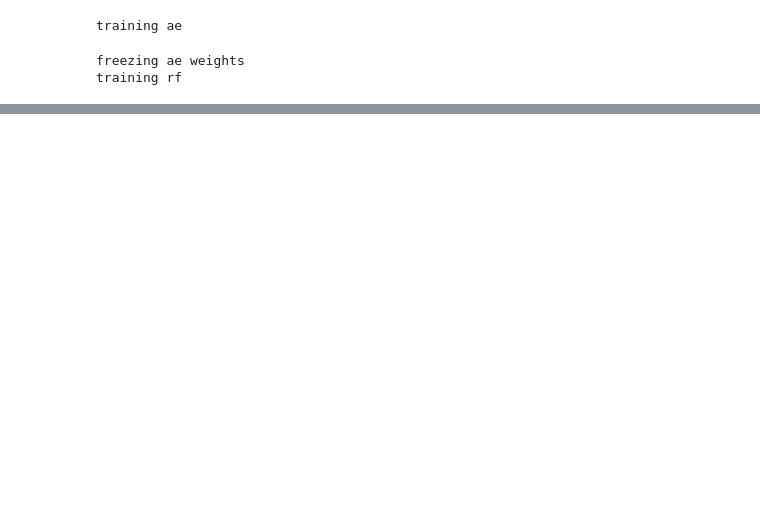
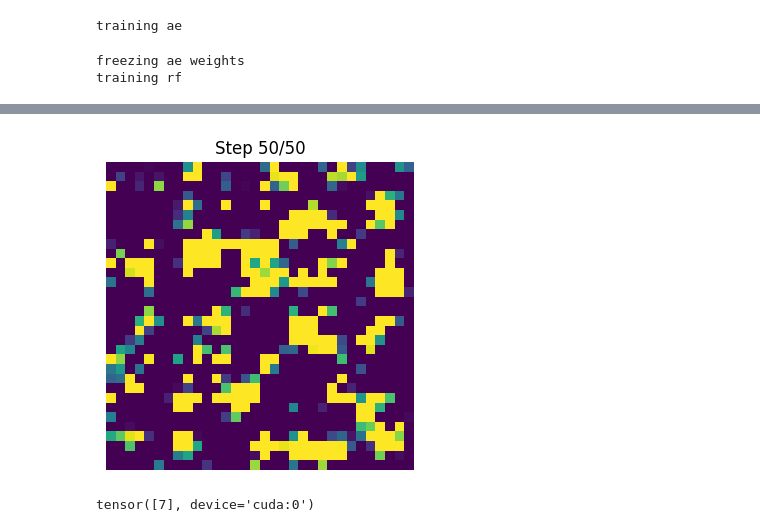
Before and after one commit to flappybird1084/sd-v4, a Jupyter notebook: rf-v2.ipynb, the cells around one changed output, grey strips where cells are left out. Drawn from its saved outputs; the diff is of its cells as text; code cells hidden in the pictures; blank space fills up the shorter version.

```diff
--- a/rf-v2.ipynb
+++ b/rf-v2.ipynb
@@ -21,13 +21,13 @@ dataset = datasets.MNIST(root='./data', train=True, download=True, transform=tra
 
 device=torch.device("cuda" if torch.cuda.is_available() else "cpu")
 batch_size=512
-epochs=500
-autoencoder_epochs=50
-n_workers=16
+epochs=50
+autoencoder_epochs=5
+n_workers=4
 load_model=False
 train_model=True
 # %%
-dataloader = torch.utils.data.DataLoader(dataset, batch_size=batch_size, shuffle=True, num_workers=n_workers)
+dataloader = torch.utils.data.DataLoader(dataset, batch_size=batch_size, shuffle=True, num_workers=n_workers, pin_memory=True, persistent_workers=True)
 # %%
 class Encoder(nn.Module):
   def __init__(self,dim=128):
@@ -230,7 +254,7 @@ class BlenderV2(nn.Module):
 # %%
 # model= Blender(dim=1024).to(torch.float32)
 # model=StackedBlender(dim=1024, num_layers=8).to(torch.float32)
-model=BlenderV2(dim=512, num_layers=4)
+model=BlenderV2(dim=512, num_layers=8)
 # %%
 if load_model:
   model.load_state_dict(torch.load("checkpoints/rf-v2.pth", map_location=device))
@@ -280,14 +304,14 @@ if train_model:
           # print(f"image size {image.shape}")
 
           t = torch.rand((image.size(0), 1)).to(device)
-          x1 = image
-          x0 = torch.randn_like(image)
+          # x1 = image
+          # x0 = torch.randn_like(image)
 
 
           # print(f"t {t.shape} x_t {x_t.shape} x0 {x0.shape} x1 {x1.shape}")
           with torch.autocast(device_type=device.type, dtype=torch.bfloat16):
             # v_predicted = compiled_model(prompt, x_t, t)
-            x1 = compiled_model.encoder(x1)
+            x1 = compiled_model.encoder(image)
             x0 = torch.randn_like(x1)
 
             t_broadcast = t.unsqueeze(-1)
@@ -384,0 +411,62 @@ plt.show()
+# %%
+# Inference Cell — Step-by-step visualization with sleep
+
+import torch
+import matplotlib.pyplot as plt
+import time
+from IPython.display import clear_output
+from tqdm import tqdm
+
+compiled_model.eval()
+device = torch.device("cuda" if torch.cuda.is_available() else "cpu")
+
+# ---- Settings ----
+num_steps = 50
+batch_size = 1
+dt = 1.0 / num_steps
+sleep_time = 0.05   # <<< adjust delay (seconds)
+
+# ---- Get sample prompt ----
+data_iter = iter(dataloader)
+image_sample, prompt_sample = next(data_iter)
+
+image_sample = image_sample[:batch_size].to(device)
+prompt = prompt_sample[:batch_size].to(device)
+
+# ---- Initialize latent noise ----
+with torch.no_grad():
+    latent_shape = compiled_model.encoder(image_sample).shape
+    x_latent = torch.randn(latent_shape, device=device)
+
+# ---- Progressive Euler Integration ----
+with torch.no_grad():
+    for step in range(num_steps):
+
+        t = torch.ones((batch_size, 1), device=device) * ((step + 0.5) / num_steps)
+
+        with torch.autocast(device_type=device.type, dtype=torch.bfloat16):
+            v_latent = compiled_model.forward_latent(x_latent, prompt, t)
+
+        x_latent = x_latent + v_latent * dt
+
+        # Decode current latent
+        with torch.autocast(device_type=device.type, dtype=torch.bfloat16):
+            generated = compiled_model.decoder(x_latent)
+
+        generated = (generated.clamp(-1, 1) + 1) / 2
+        img = generated[0].permute(1, 2, 0).float().cpu().numpy()
+
+        # Clear and redraw
+        clear_output(wait=True)
+        plt.figure(figsize=(4, 4))
+        plt.imshow(img)
+        plt.axis("off")
+        plt.title(f"Step {step+1}/{num_steps}")
+        plt.show()
+
+        time.sleep(sleep_time)
+
+print(prompt)
+# %% [output]
+[figure, added]
+tensor([7], device='cuda:0')
```
Also changed, not shown: parts of 2 cells of this notebook.
